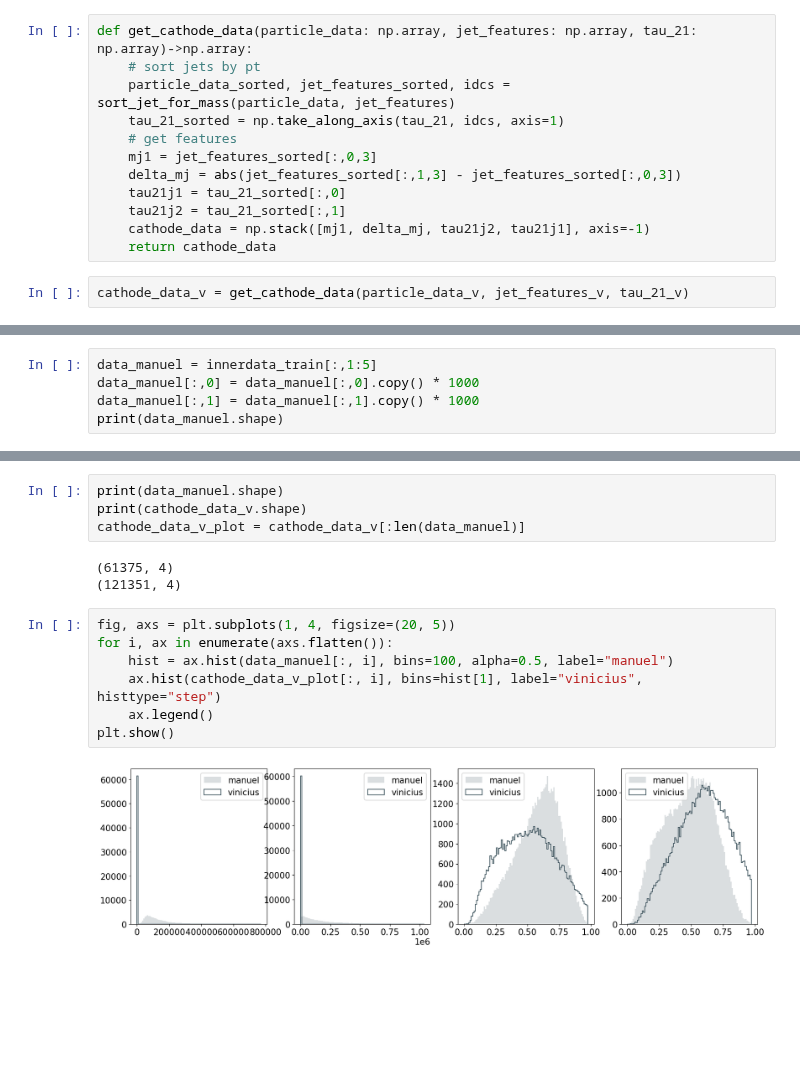
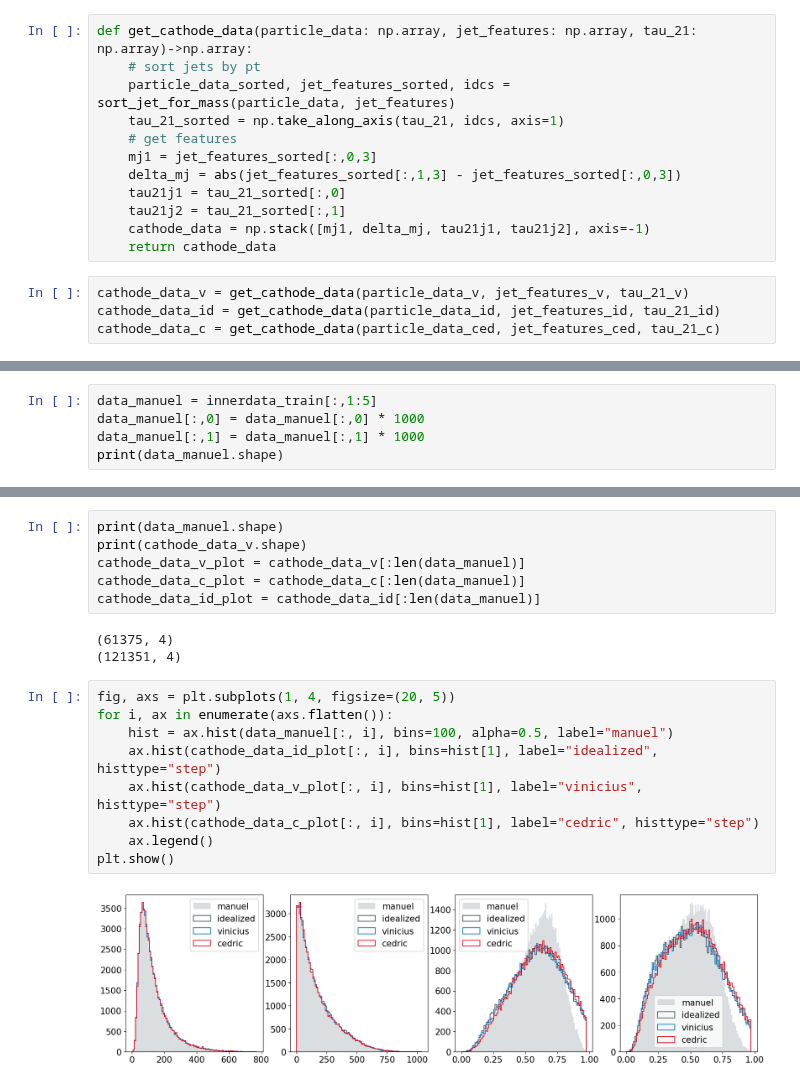
Before and after one commit to ewencedr/particle_fm, a Jupyter notebook: notebooks/28_highlevel_data.ipynb, the cells around one changed output, grey strips where cells are left out. Drawn from its saved outputs; the diff is of its cells as text; blank space fills up the shorter version.

Commit message:
prepare high level data

```diff
--- a/notebooks/28_highlevel_data.ipynb
+++ b/notebooks/28_highlevel_data.ipynb
@@ -202,9 +226,11 @@ def get_cathode_data(particle_data: np.array, jet_features: np.array, tau_21: np
     delta_mj = abs(jet_features_sorted[:,1,3] - jet_features_sorted[:,0,3])
     tau21j1 = tau_21_sorted[:,0]
     tau21j2 = tau_21_sorted[:,1]
-    cathode_data = np.stack([mj1, delta_mj, tau21j2, tau21j1], axis=-1)
+    cathode_data = np.stack([mj1, delta_mj, tau21j1, tau21j2], axis=-1)
     return cathode_data
 # %%
 cathode_data_v = get_cathode_data(particle_data_v, jet_features_v, tau_21_v)
+cathode_data_id = get_cathode_data(particle_data_id, jet_features_id, tau_21_id)
+cathode_data_c = get_cathode_data(particle_data_ced, jet_features_ced, tau_21_c)
 # %% [markdown]
 ## compare to real data
@@ -242,7 +240,7 @@ print(innerdata_train)
 # %%
 data_manuel = innerdata_train[:,1:5]
-data_manuel[:,0] = data_manuel[:,0].copy() * 1000
-data_manuel[:,1] = data_manuel[:,1].copy() * 1000
+data_manuel[:,0] = data_manuel[:,0] * 1000
+data_manuel[:,1] = data_manuel[:,1] * 1000
 print(data_manuel.shape)
 # %% [output]
 (61375, 4)
@@ -250,15 +248,19 @@ print(data_manuel.shape)
 print(data_manuel.shape)
 print(cathode_data_v.shape)
 cathode_data_v_plot = cathode_data_v[:len(data_manuel)]
+cathode_data_c_plot = cathode_data_c[:len(data_manuel)]
+cathode_data_id_plot = cathode_data_id[:len(data_manuel)]
 # %% [output]
 (61375, 4)
 (121351, 4)
 # %%
 fig, axs = plt.subplots(1, 4, figsize=(20, 5))
 for i, ax in enumerate(axs.flatten()):
     hist = ax.hist(data_manuel[:, i], bins=100, alpha=0.5, label="manuel")
+    ax.hist(cathode_data_id_plot[:, i], bins=hist[1], label="idealized", histtype="step")
     ax.hist(cathode_data_v_plot[:, i], bins=hist[1], label="vinicius", histtype="step")
+    ax.hist(cathode_data_c_plot[:, i], bins=hist[1], label="cedric", histtype="step")
     ax.legend()
 plt.show()
 # %% [output]
-[figure, old version]
+[figure, new version]
```
Also changed, not shown: parts of 13 cells of this notebook.
